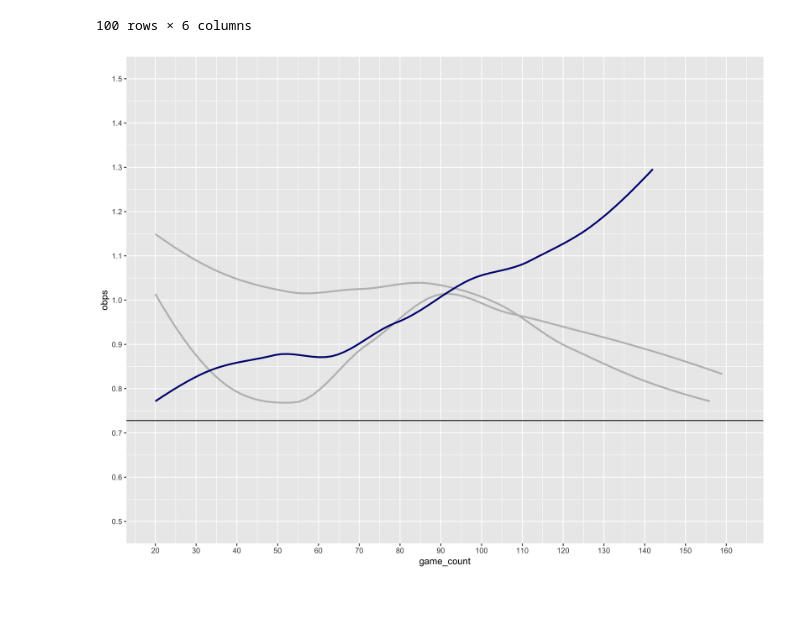
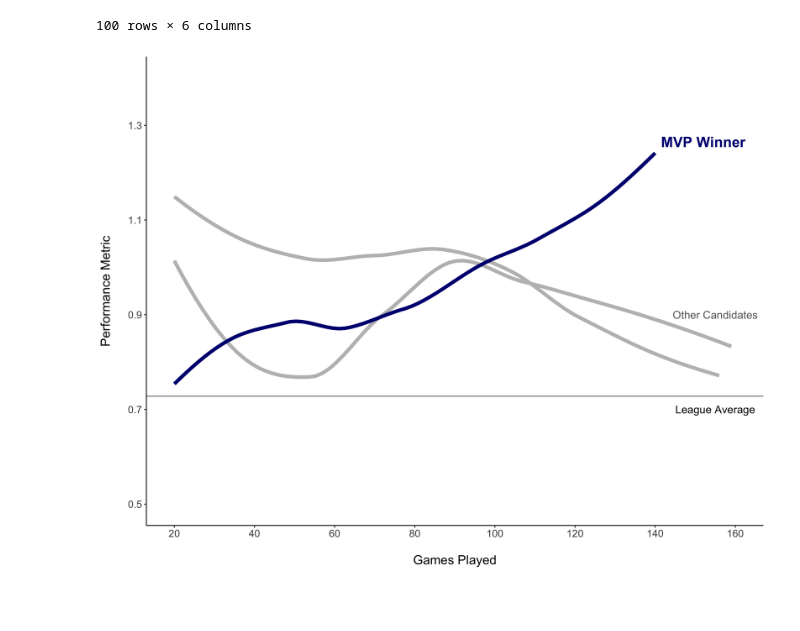
Before and after one commit to alan-flint/MLB-Visualization, a Jupyter notebook: code/mvp_consistency.ipynb, the cells around one changed output. Cells and saved outputs as stored; diff of their text form; code cells hidden in the pictures; blank space fills up the shorter version.

Commit message:
mvp plot

```diff
--- a/code/mvp_consistency.ipynb
+++ b/code/mvp_consistency.ipynb
@@ -177,14 +177,22 @@ yelich.head(100)
 # %%
 %%R -w 11 -h 8.5 --units in -r 400
 
 ggplot() + geom_smooth(aes(x=game_count, y = obps, group = last_name, color = winnerFlag),
-                       data = combinedNL, method = 'loess', formula = 'y ~ x', se = F) +
-        geom_hline(yintercept = 0.728) +
+                       data = combinedNL, method = 'loess', formula = 'y ~ x', se = F, size = 2) +
+        geom_hline(yintercept = 0.728, alpha = 0.6) +
+        annotate("text", x = 155, y = 0.7, size = 4.5, color = 'black',
+                label = "League Average") +
+        annotate("text", x = 155, y = 0.9, size = 4.5, color = 'grey40',
+                label = "Other Candidates") +
+        annotate("text", x = 152, y = 1.265, size = 6, color = 'navyblue',
+                label = "MVP Winner", fontface = 'bold') +
         scale_color_manual(values = c('grey', 'navyblue')) +
-        scale_x_continuous(limits = c(20, 162), breaks = seq(20, 162, by = 10)) +
-        scale_y_continuous(limits = c(0.5, 1.5), breaks = seq(0.5, 1.5, by = 0.1)) +
-        guides(color = F)
+        xlab('\nGames Played') +
+        ylab('Performance Metric\n') +
+        scale_x_continuous(limits = c(20, 160), breaks = seq(20, 160, by = 20)) +
+        scale_y_continuous(limits = c(0.5, 1.4), breaks = seq(0.5, 1.4, by = 0.2)) +
+        guides(color = F) +
+        theme_classic() +
+        theme(text = element_text(size = 15))
 # %% [output]
-[figure, old version]
+[figure, new version]
-# %% [markdown]
-###
```
Also changed, not shown: parts of 1 cell of this notebook, 1 other file.
